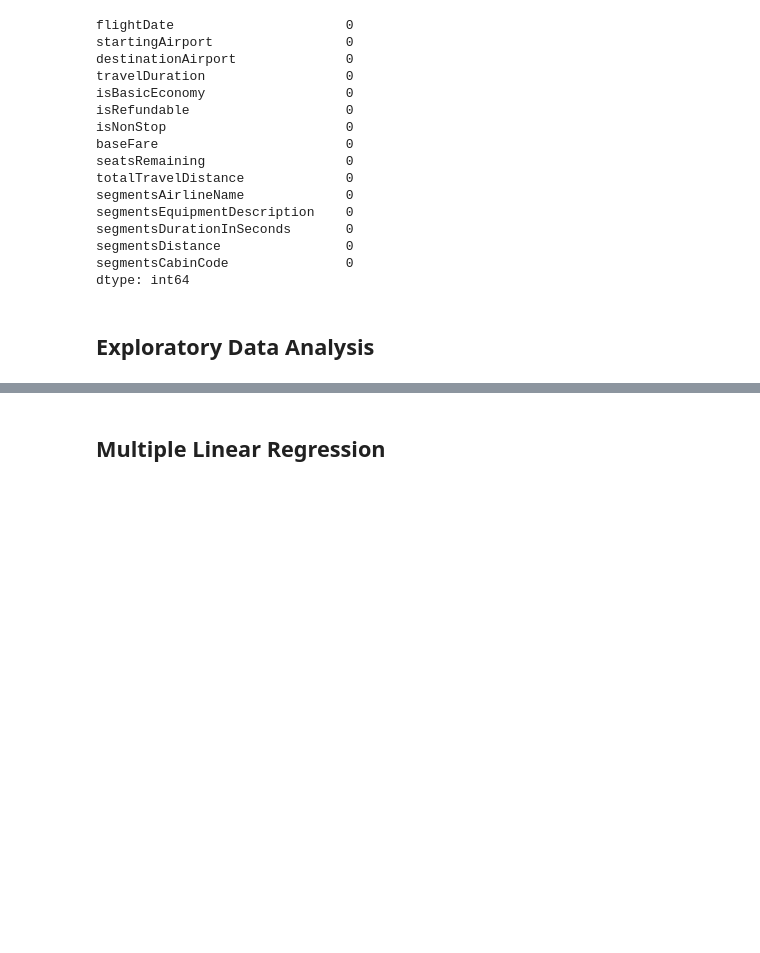
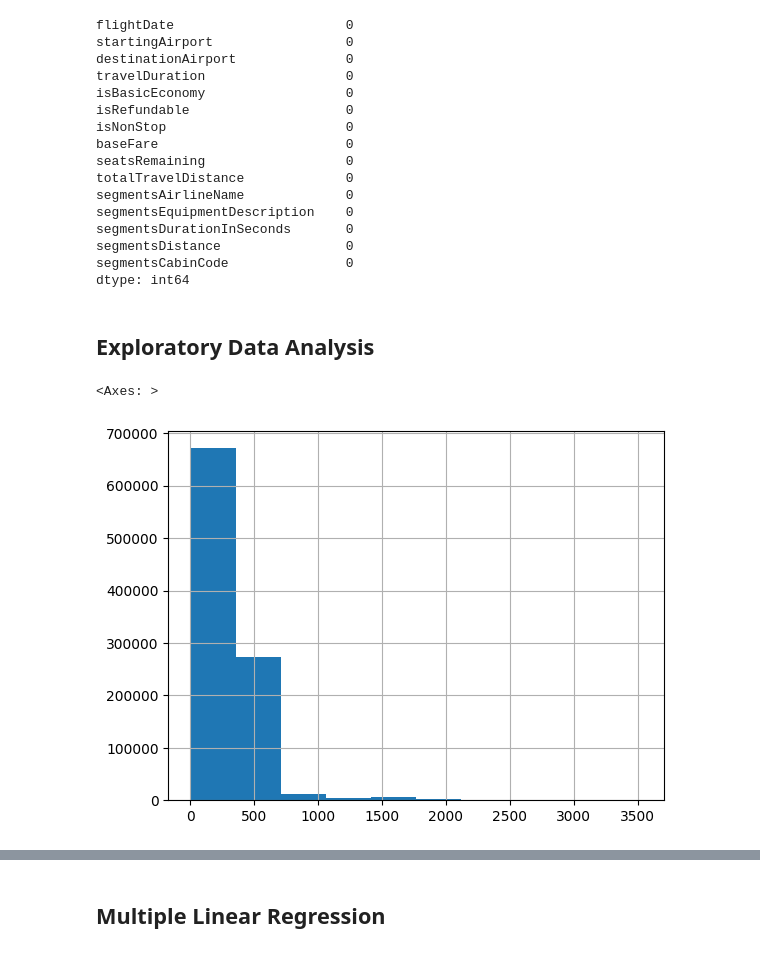
Before and after one commit to Reaper7861/Flight-Prediction-System, a Jupyter notebook: Flight Prediction.ipynb, the cells around one changed output, grey strips where cells are left out. Drawn from its saved outputs; the diff is of its cells as text; code cells hidden in the pictures; blank space fills up the shorter version.

```diff
--- a/Flight Prediction.ipynb
+++ b/Flight Prediction.ipynb
@@ -131,0 +151,5 @@ flight_data_cleaned = pd.read_csv("flight_data_preprocessed.csv.zip")
+# %%
+flight_data_cleaned['baseFare'].hist()
+# %% [output]
+<Axes: >
+[figure, added]
```
Also changed, not shown: parts of 7 cells of this notebook, 1 other file.
